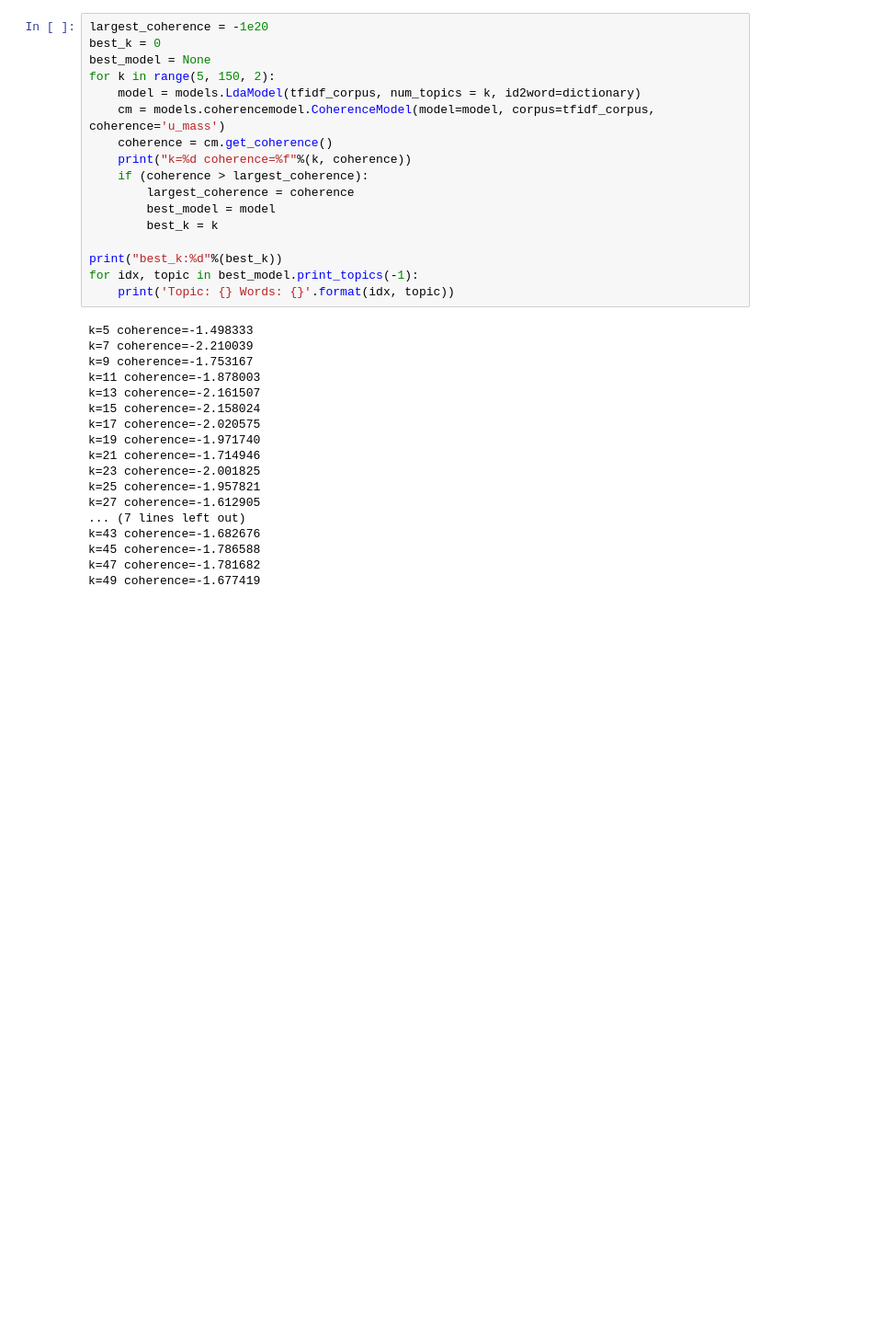
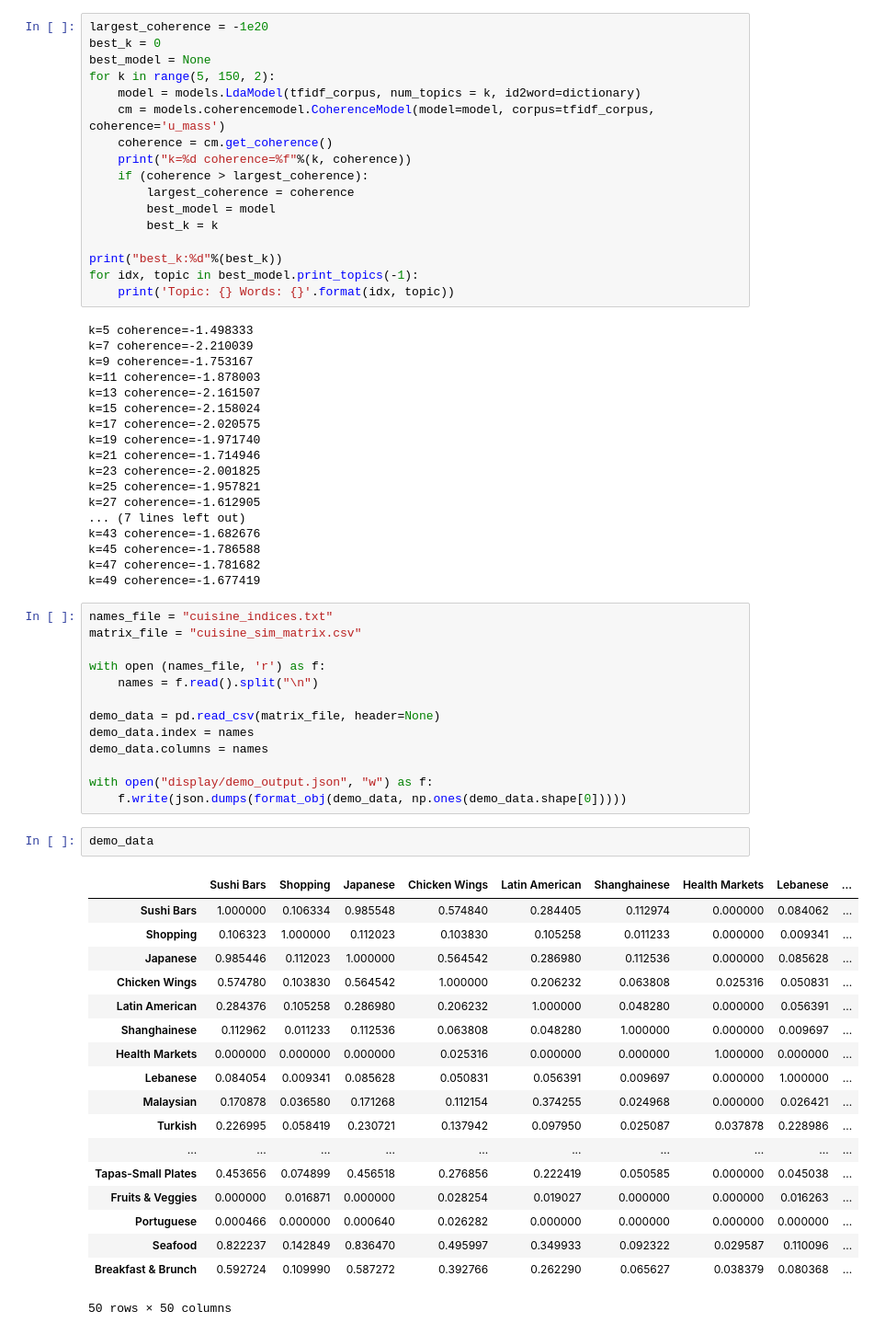
Before and after one commit to geesimon/cs598_dm_cap, a Jupyter notebook: task2/task2.ipynb, the cells around one changed output. Shown at 92% size. Drawn from its saved outputs; the diff is of its cells as text; blank space fills up the shorter version.

```diff
--- a/task2/task2.ipynb
+++ b/task2/task2.ipynb
@@ -236,3 +236,37 @@ k=43 coherence=-1.682676
 k=45 coherence=-1.786588
 k=47 coherence=-1.781682
 k=49 coherence=-1.677419
+# %%
+names_file = "cuisine_indices.txt"
+matrix_file = "cuisine_sim_matrix.csv"
+
+with open (names_file, 'r') as f:
+    names = f.read().split("\n")
+
+demo_data = pd.read_csv(matrix_file, header=None)
+demo_data.index = names
+demo_data.columns = names
+
+with open("display/demo_output.json", "w") as f:
+    f.write(json.dumps(format_obj(demo_data, np.ones(demo_data.shape[0]))))
+# %%
+demo_data
+# %% [output]
+|  | Sushi Bars | Shopping | Japanese | Chicken Wings | Latin American | Shanghainese | Health Markets | Lebanese | ... |
+| Sushi Bars | 1.000000 | 0.106334 | 0.985548 | 0.574840 | 0.284405 | 0.112974 | 0.000000 | 0.084062 | ... |
+| Shopping | 0.106323 | 1.000000 | 0.112023 | 0.103830 | 0.105258 | 0.011233 | 0.000000 | 0.009341 | ... |
+| Japanese | 0.985446 | 0.112023 | 1.000000 | 0.564542 | 0.286980 | 0.112536 | 0.000000 | 0.085628 | ... |
+| Chicken Wings | 0.574780 | 0.103830 | 0.564542 | 1.000000 | 0.206232 | 0.063808 | 0.025316 | 0.050831 | ... |
+| Latin American | 0.284376 | 0.105258 | 0.286980 | 0.206232 | 1.000000 | 0.048280 | 0.000000 | 0.056391 | ... |
+| Shanghainese | 0.112962 | 0.011233 | 0.112536 | 0.063808 | 0.048280 | 1.000000 | 0.000000 | 0.009697 | ... |
+| Health Markets | 0.000000 | 0.000000 | 0.000000 | 0.025316 | 0.000000 | 0.000000 | 1.000000 | 0.000000 | ... |
+| Lebanese | 0.084054 | 0.009341 | 0.085628 | 0.050831 | 0.056391 | 0.009697 | 0.000000 | 1.000000 | ... |
+| Malaysian | 0.170878 | 0.036580 | 0.171268 | 0.112154 | 0.374255 | 0.024968 | 0.000000 | 0.026421 | ... |
+| Turkish | 0.226995 | 0.058419 | 0.230721 | 0.137942 | 0.097950 | 0.025087 | 0.037878 | 0.228986 | ... |
+| ... | ... | ... | ... | ... | ... | ... | ... | ... | ... |
+| Tapas-Small Plates | 0.453656 | 0.074899 | 0.456518 | 0.276856 | 0.222419 | 0.050585 | 0.000000 | 0.045038 | ... |
+| Fruits & Veggies | 0.000000 | 0.016871 | 0.000000 | 0.028254 | 0.019027 | 0.000000 | 0.000000 | 0.016263 | ... |
+| Portuguese | 0.000466 | 0.000000 | 0.000640 | 0.026282 | 0.000000 | 0.000000 | 0.000000 | 0.000000 | ... |
+| Seafood | 0.822237 | 0.142849 | 0.836470 | 0.495997 | 0.349933 | 0.092322 | 0.029587 | 0.110096 | ... |
+| Breakfast & Brunch | 0.592724 | 0.109990 | 0.587272 | 0.392766 | 0.262290 | 0.065627 | 0.038379 | 0.080368 | ... |
+50 rows × 50 columns
```
Also changed, not shown: parts of 1 cell of this notebook, 7 other files.
